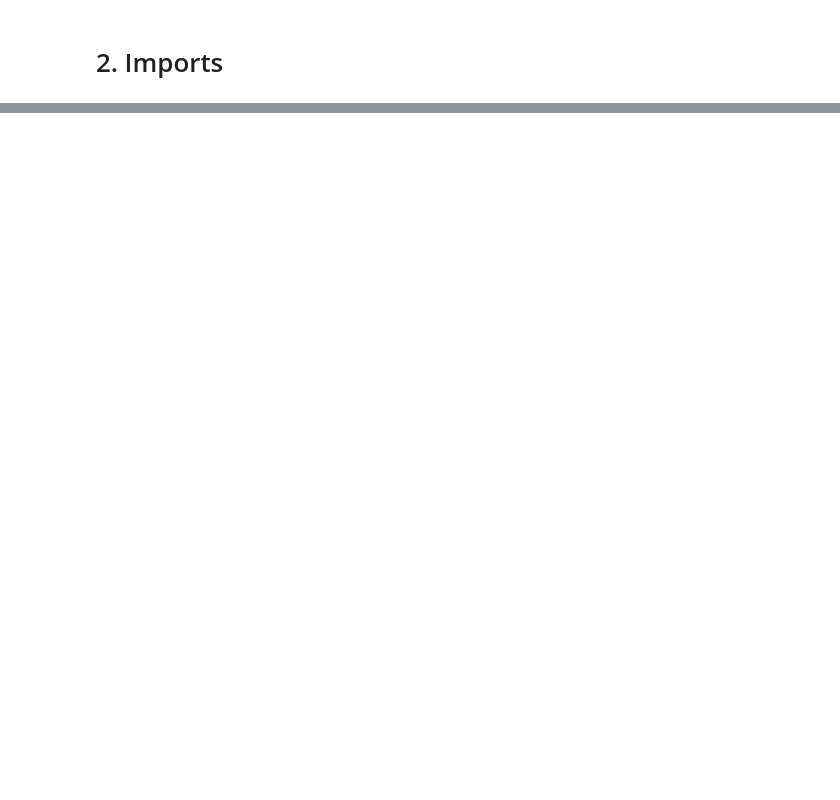
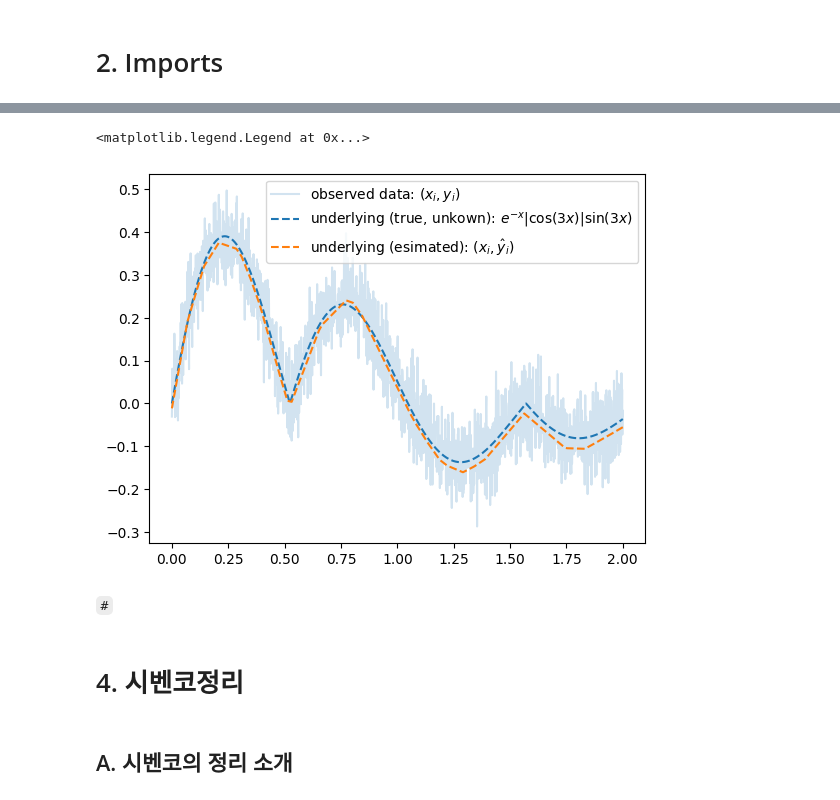
Before and after one commit to xoguqrla/DL2025, a Jupyter notebook: posts/04wk-2.ipynb, the cells around one changed output, grey strips where cells are left out. Drawn from its saved outputs; the diff is of its cells as text; code cells hidden in the pictures; blank space fills up the shorter version.

```diff
--- a/posts/04wk-2.ipynb
+++ b/posts/04wk-2.ipynb
@@ -569,0 +169,34 @@ loss_fn = torch.nn.CrossEntropyLoss() # <- 이 로스에 torch.nn.Softmax() 가
+# %%
+#torch.manual_seed(43052)
+net = torch.nn.Sequential(
+    torch.nn.Linear(1,1024),              # 꺾이지 않은 1024개의 직선
+    torch.nn.ReLU(),                      # 꺾인(렐루된)1024개의 직선
+    torch.nn.Linear(1024,1)               #합쳐진 하나의 꺾인 직선
+)
+loss_fn = torch.nn.MSELoss()
+optimizr = torch.optim.Adam(net.parameters())        # --> 왜 아담을 쓰냐? 그냥 쓰는 거다. 제일 좋으니까~
+#--#
+for epoc in range(5000):
+    ## 1
+    yhat = net(x)
+    ## 2
+    loss = loss_fn(yhat,y)
+    ## 3
+    loss.backward()
+    ## 4
+    optimizr.step()
+    optimizr.zero_grad()
+# %%
+plt.plot(x,y,label=r"observed data: $(x_i,y_i)$", alpha=0.2)
+plt.plot(x,fx,'--',color="C0",label=r"underlying (true, unkown): $e^{-x}|\cos(3x)|\sin(3x)$")
+plt.plot(x,yhat.data,'--',color="C1",label=r"underlying (esimated): $(x_i,\hat{y}_i)$")
+plt.legend()
+# %% [output]
+<matplotlib.legend.Legend at 0x...>
+[figure, added]
+# %% [markdown]
+`#`
+# %% [markdown]
+# 4. 시벤코정리
+# %% [markdown]
+## A. 시벤코의 정리 소개
```
Also changed, not shown: parts of 220 cells of this notebook.
